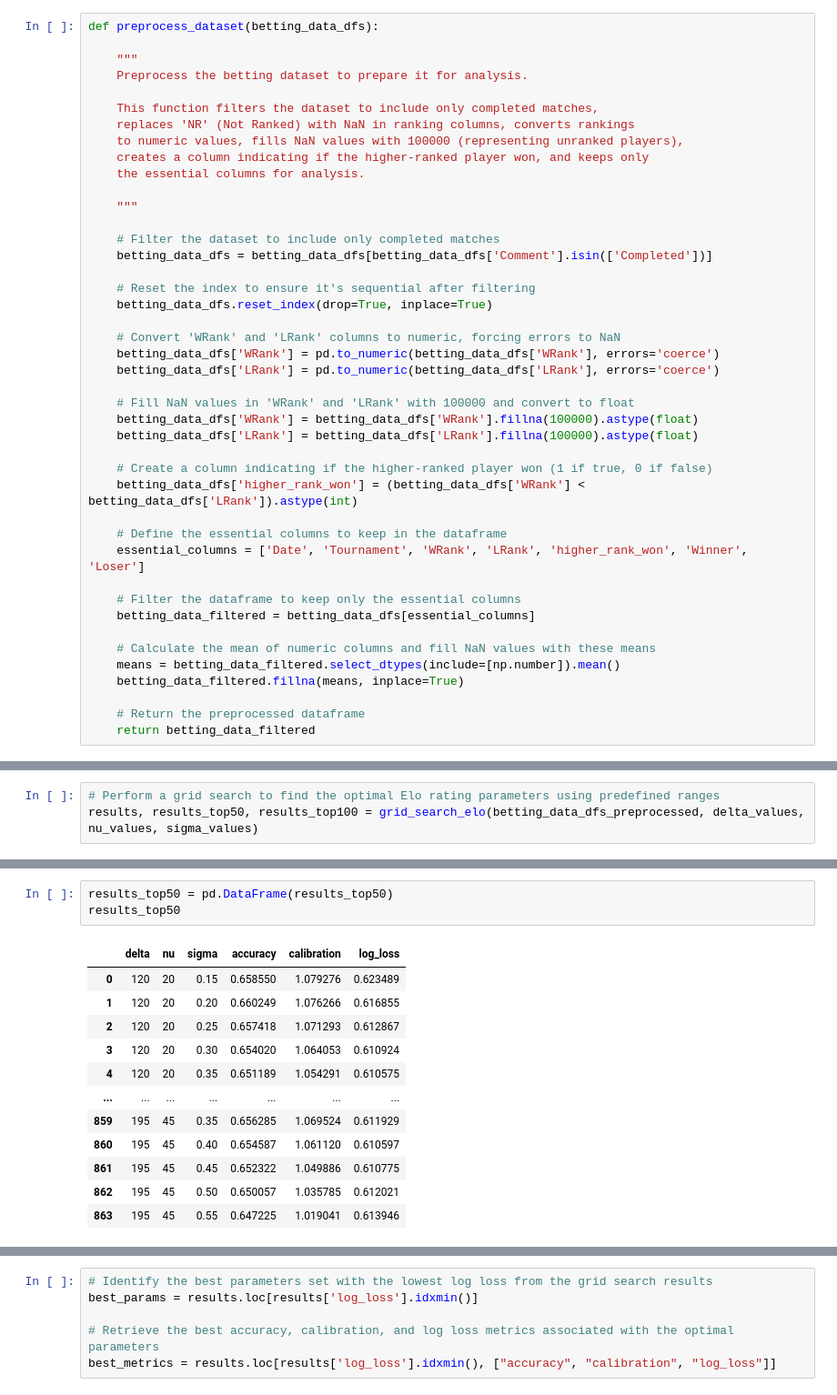
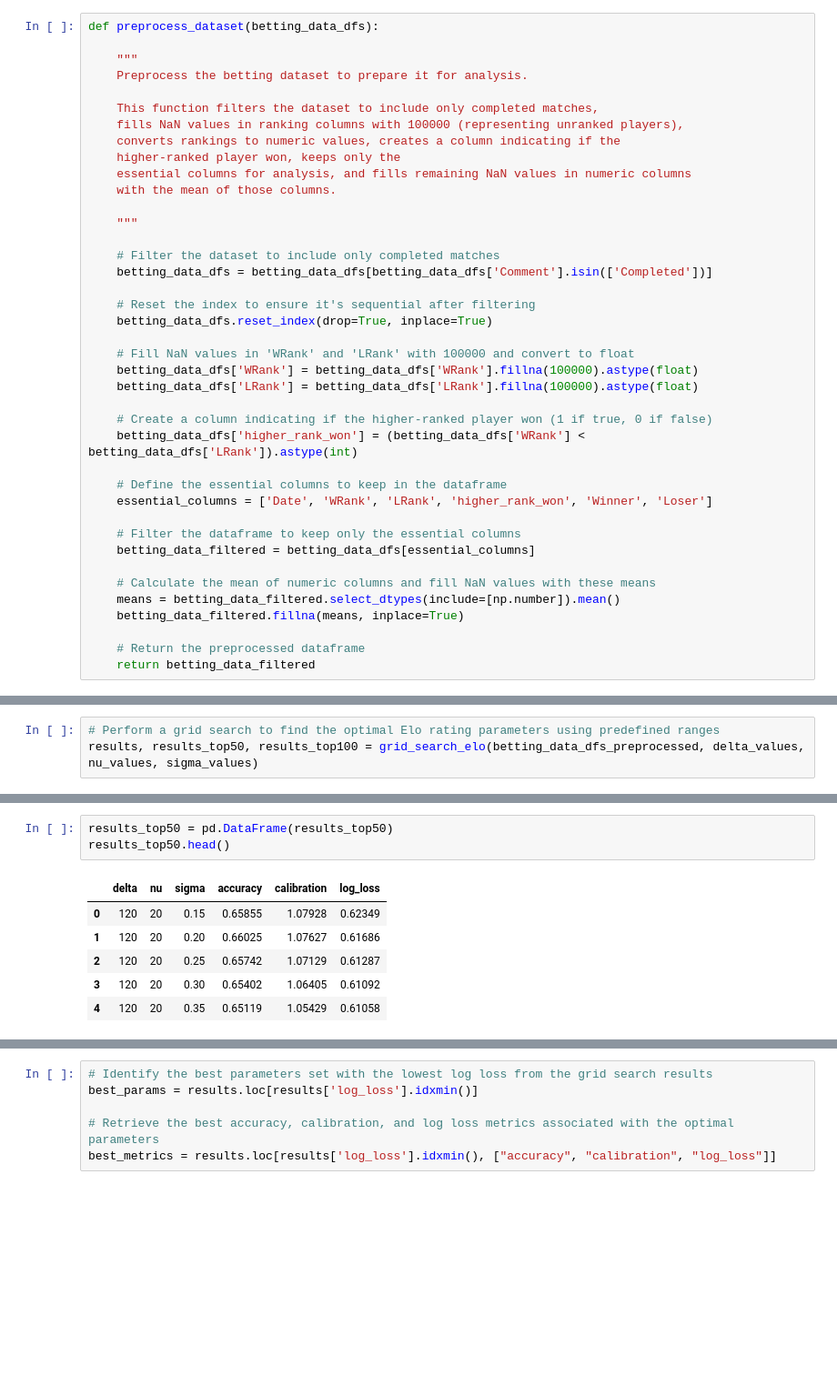
Before and after one commit to Harish-Thota1/Predicting_Tennis_Matches, a Jupyter notebook: ELO_538_Model_Betting_Data_Updated.ipynb, the cells around one changed output, grey strips where cells are left out. Shown at 91% size. Cells and saved outputs as stored; diff of their text form; blank space fills up the shorter version.

```diff
--- a/ELO_538_Model_Betting_Data_Updated.ipynb
+++ b/ELO_538_Model_Betting_Data_Updated.ipynb
@@ -31,10 +31,11 @@ def preprocess_dataset(betting_data_dfs):
     Preprocess the betting dataset to prepare it for analysis.
 
     This function filters the dataset to include only completed matches,
-    replaces 'NR' (Not Ranked) with NaN in ranking columns, converts rankings
-    to numeric values, fills NaN values with 100000 (representing unranked players),
-    creates a column indicating if the higher-ranked player won, and keeps only
-    the essential columns for analysis.
+    fills NaN values in ranking columns with 100000 (representing unranked players),
+    converts rankings to numeric values, creates a column indicating if the
+    higher-ranked player won, keeps only the
+    essential columns for analysis, and fills remaining NaN values in numeric columns
+    with the mean of those columns.
 
     """
 
@@ -44,10 +45,6 @@ def preprocess_dataset(betting_data_dfs):
     # Reset the index to ensure it's sequential after filtering
     betting_data_dfs.reset_index(drop=True, inplace=True)
 
-    # Convert 'WRank' and 'LRank' columns to numeric, forcing errors to NaN
-    betting_data_dfs['WRank'] = pd.to_numeric(betting_data_dfs['WRank'], errors='coerce')
-    betting_data_dfs['LRank'] = pd.to_numeric(betting_data_dfs['LRank'], errors='coerce')
-
     # Fill NaN values in 'WRank' and 'LRank' with 100000 and convert to float
     betting_data_dfs['WRank'] = betting_data_dfs['WRank'].fillna(100000).astype(float)
     betting_data_dfs['LRank'] = betting_data_dfs['LRank'].fillna(100000).astype(float)
@@ -56,7 +53,7 @@ def preprocess_dataset(betting_data_dfs):
     betting_data_dfs['higher_rank_won'] = (betting_data_dfs['WRank'] < betting_data_dfs['LRank']).astype(int)
 
     # Define the essential columns to keep in the dataframe
-    essential_columns = ['Date', 'Tournament', 'WRank', 'LRank', 'higher_rank_won', 'Winner', 'Loser']
+    essential_columns = ['Date', 'WRank', 'LRank', 'higher_rank_won', 'Winner', 'Loser']
 
     # Filter the dataframe to keep only the essential columns
     betting_data_filtered = betting_data_dfs[essential_columns]
@@ -382,16 +371,10 @@ results
 # %%
 results_top50 = pd.DataFrame(results_top50)
-results_top50
+results_top50.head()
 # %% [output]
 |  | delta | nu | sigma | accuracy | calibration | log_loss |
-| 0 | 120 | 20 | 0.15 | 0.658550 | 1.079276 | 0.623489 |
-| 1 | 120 | 20 | 0.20 | 0.660249 | 1.076266 | 0.616855 |
-| 2 | 120 | 20 | 0.25 | 0.657418 | 1.071293 | 0.612867 |
-| 3 | 120 | 20 | 0.30 | 0.654020 | 1.064053 | 0.610924 |
-| 4 | 120 | 20 | 0.35 | 0.651189 | 1.054291 | 0.610575 |
-| ... | ... | ... | ... | ... | ... | ... |
-| 859 | 195 | 45 | 0.35 | 0.656285 | 1.069524 | 0.611929 |
-| 860 | 195 | 45 | 0.40 | 0.654587 | 1.061120 | 0.610597 |
-| 861 | 195 | 45 | 0.45 | 0.652322 | 1.049886 | 0.610775 |
-| 862 | 195 | 45 | 0.50 | 0.650057 | 1.035785 | 0.612021 |
-| 863 | 195 | 45 | 0.55 | 0.647225 | 1.019041 | 0.613946 |
+| 0 | 120 | 20 | 0.15 | 0.65855 | 1.07928 | 0.62349 |
+| 1 | 120 | 20 | 0.20 | 0.66025 | 1.07627 | 0.61686 |
+| 2 | 120 | 20 | 0.25 | 0.65742 | 1.07129 | 0.61287 |
+| 3 | 120 | 20 | 0.30 | 0.65402 | 1.06405 | 0.61092 |
+| 4 | 120 | 20 | 0.35 | 0.65119 | 1.05429 | 0.61058 |
```
Also changed, not shown: parts of 8 cells of this notebook.
